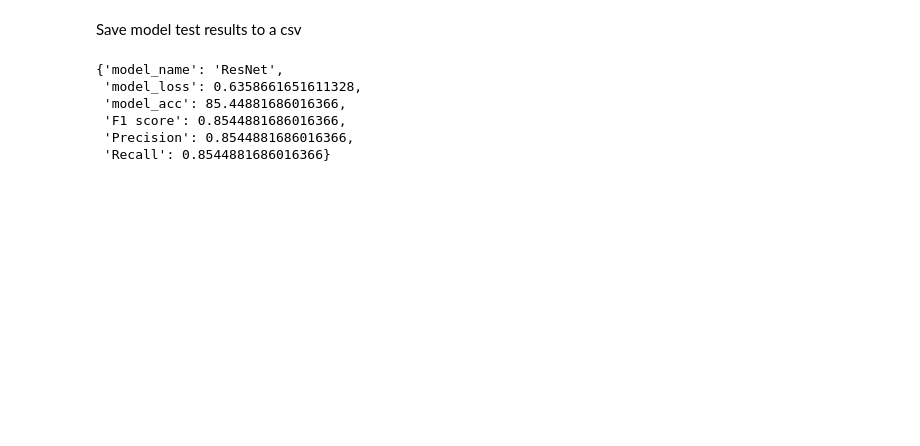
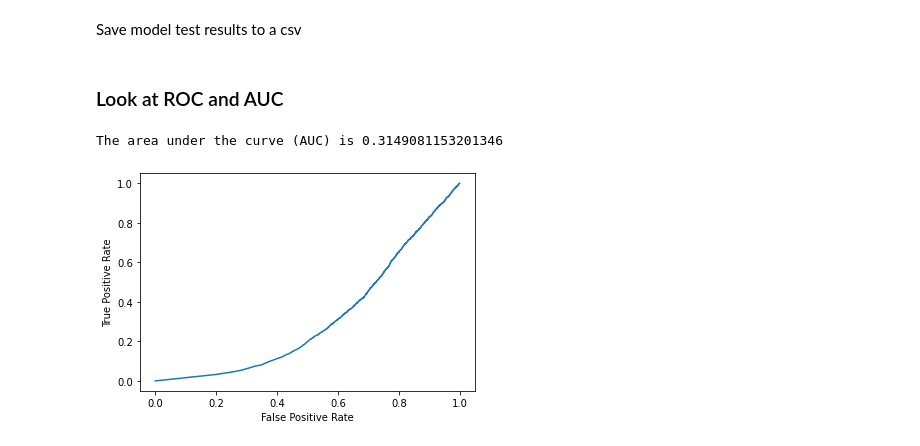
Before and after one commit to chemengage/automated-healthcare, a Jupyter notebook: assignments/week-8-iteration/baseline_models/model_baseline_MEL_v0.ipynb, the cells around one changed output. Cells and saved outputs as stored; diff of their text form; code cells hidden in the pictures; blank space fills up the shorter version.

Commit message:
update model test results

```diff
--- a/assignments/week-8-iteration/baseline_models/model_baseline_MEL_v0.ipynb
+++ b/assignments/week-8-iteration/baseline_models/model_baseline_MEL_v0.ipynb
@@ -539,8 +539,3 @@ Define loss function (match loss function used during training)
 device = torch.device("cuda:0" if torch.cuda.is_available() else "cpu")
 # %%
 loss_fn = nn.CrossEntropyLoss()
-# %%
-accuracy = torchmetrics.Accuracy().to(device)
-F1_score = torchmetrics.F1Score(num_classes=2).to(device)
-prec = torchmetrics.Precision().to(device)
-rec = torchmetrics.Recall().to(device)
@@ -589,9 +597,3 @@ Get dictionary of model results on test data
 # %%
-model_ft_results = eval_model(model=model_ft, data_loader=dataloaders['test'],
-                                loss_fn=loss_fn,
-                                    accuracy_fn=accuracy,
-                                        precision_fn=prec,
-                                            recall_fn=rec,
-                                                F1_score_fn=F1_score
-                                        )
-print(model_ft_results)
+labels, predictions, scores, model_dict = get_predictions(model=model_ft, data_loader = dataloaders['test'], loss_fn=loss_fn)
+print(model_dict)
@@ -602,10 +623,15 @@ test_results_df = pd.DataFrame(model_ft_results, index = np.arange(0,1))
 test_results_df.to_csv(path + model_name +'_test_results.csv')
-# %%
-model_ft_results
-# %% [output]
-{'model_name': 'ResNet',
- 'model_loss': 0.6358661651611328,
- 'model_acc': 85.44881686016366,
- 'F1 score': 0.8544881686016366,
- 'Precision': 0.8544881686016366,
- 'Recall': 0.8544881686016366}
+# %% [markdown]
+### Look at ROC and AUC
+# %%
+from sklearn.metrics import roc_curve, auc
+from sklearn.metrics import RocCurveDisplay
+
+# positive label = 0 (Mitosis)
+fpr, tpr, thresholds = roc_curve(labels, scores, pos_label=0)
+roc_display = RocCurveDisplay(fpr=fpr, tpr=tpr).plot()
+
+print('The area under the curve (AUC) is {}'.format(auc(fpr, tpr)))
+# %% [output]
+The area under the curve (AUC) is 0.3149081153201346
+[figure, added]
```
Also changed, not shown: parts of 10 cells of this notebook.
